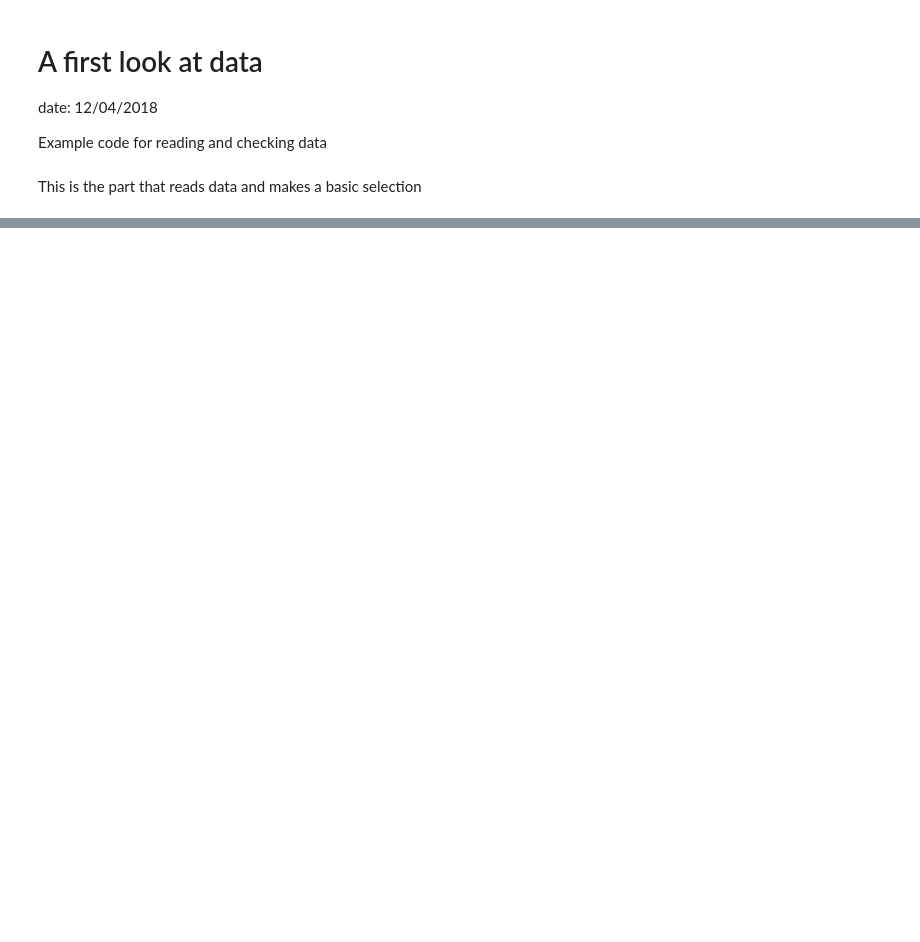
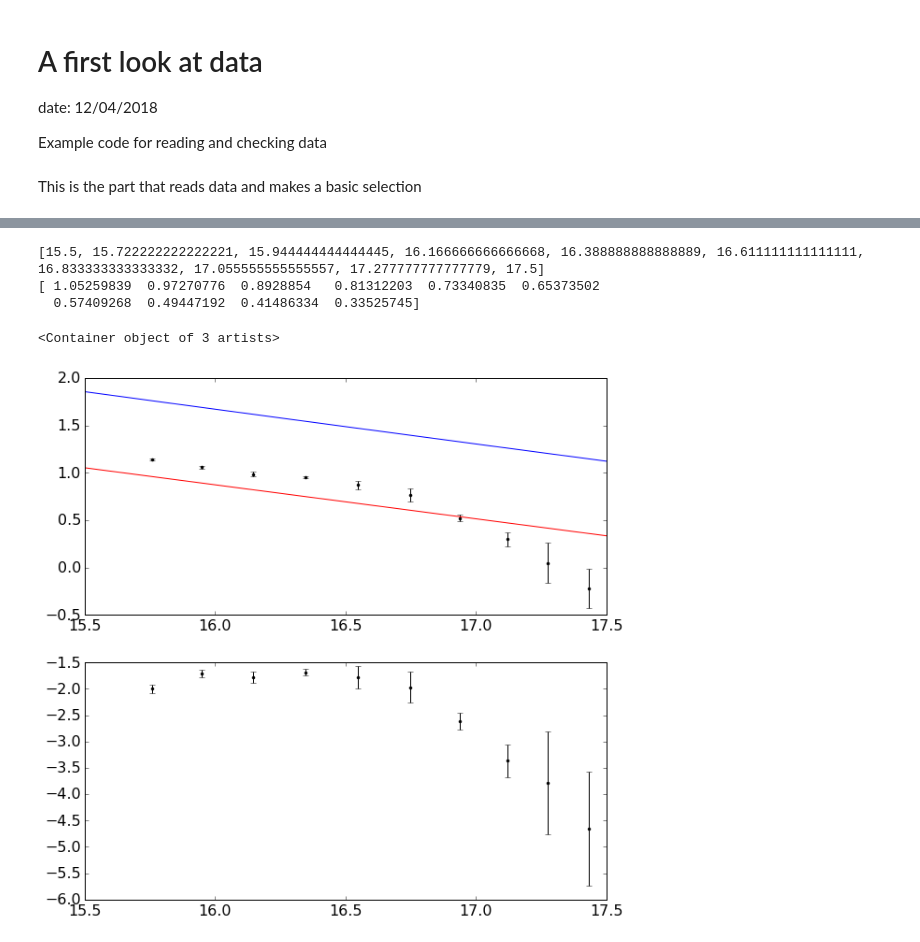
Before and after one commit to njohnsto/stage, a Jupyter notebook: notebooks/ReadData.ipynb, the cells around one changed output, grey strips where cells are left out. Saved outputs shown, nothing was run; the diff lists cells and outputs as text; code cells hidden in the pictures; blank space fills up the shorter version.

```diff
--- a/notebooks/ReadData.ipynb
+++ b/notebooks/ReadData.ipynb
@@ -39,6 +40,0 @@ print('You have selected {} events'.format(df.s125.count()))
-# %%
-n_bins = 10
-intensity = 200
-samples = 100
-
-fit_results, fitted_data = obtain_attenuation(df, n_bins, intensity, samples )
@@ -45,3 +206,27 @@ fit_results, fitted_data = obtain_attenuation(df, n_bins, intensity, samples )
+# %%
+print(ener)
+print(param[:, 0])
+plt.subplot(211)
+
+plt.errorbar(0.929*np.log10(all_vals.s)+6.06+9, all_vals.a, yerr= all_vals.aer1, fmt=".k")
+#plt.plot(0.929*np.log10(all_vals.s)+6.06+9, np.ones(len(all_vals.s))*params_pr[0], color='r')
+plt.plot(ener, param[:,0], color='r')
+plt.plot(ener, param2[:,0], color='b')
+
+#plt.plot(0.929*np.log10(all_vals.s)+6.06+9, np.ones(len(all_vals.s))*params_Fe[0], color='b')
+
+plt.subplot(212)
+plt.errorbar(0.929*np.log10(all_vals.s)+6.06+9, all_vals.b, yerr= all_vals.ber1, fmt=".k")
+#plt.plot(ener, param[:,1], color='r')
+#plt.plot(ener, param2[:,1], color='b')
+#plt.plot(0.929*np.log10(all_vals.s)+6.06+9, np.ones(len(all_vals.s))*params_pr[1], color='r')
+#plt.plot(0.929*np.log10(all_vals.s)+6.06+9, np.ones(len(all_vals.s))*params_Fe[1], color='b')
+# %% [output]
+[15.5, 15.722222222222221, 15.944444444444445, 16.166666666666668, 16.388888888888889, 16.611111111111111, 16.833333333333332, 17.055555555555557, 17.277777777777779, 17.5]
+[ 1.05259839  0.97270776  0.8928854   0.81312203  0.73340835  0.65373502
+  0.57409268  0.49447192  0.41486334  0.33525745]
+<Container object of 3 artists>
+[figure, added]
 # %%
 import math
 groups = fitted_data
```
Also changed, not shown: parts of 6 cells of this notebook.
